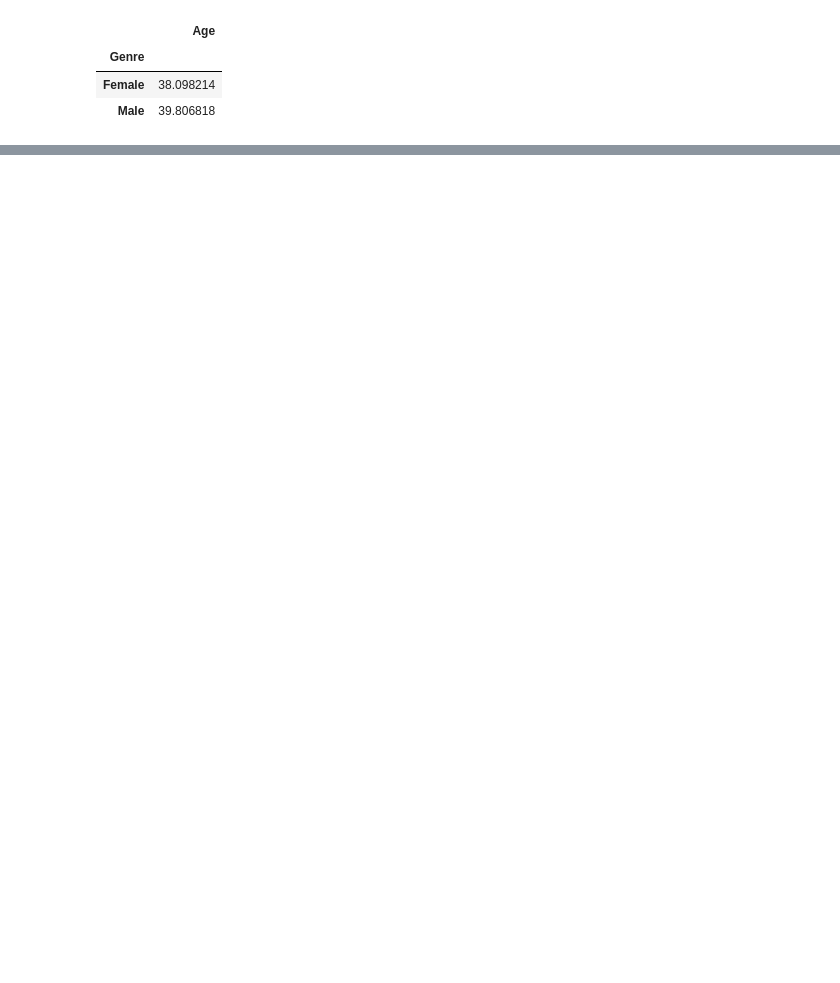
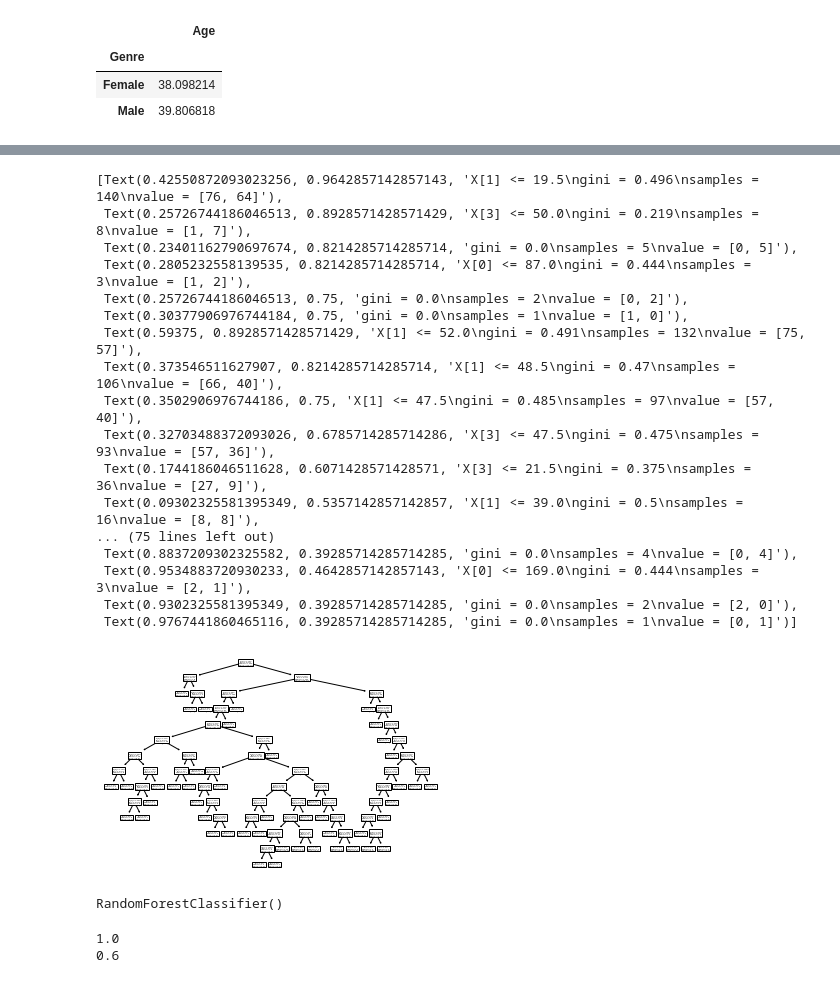
Before and after one commit to YaluninaTatiana/mall-customers-TY, a Jupyter notebook: Mall_customers_TK-checkpoint.ipynb, the cells around one changed output, grey strips where cells are left out. Saved outputs shown, nothing was run; the diff lists cells and outputs as text; code cells hidden in the pictures; blank space fills up the shorter version.

```diff
--- a/Mall_customers_TK-checkpoint.ipynb
+++ b/Mall_customers_TK-checkpoint.ipynb
@@ -104,0 +131,7 @@ df.drop(['CustomerID'], axis=1).corr()
+# %%
+df_prepared= df.copy()
+# %%
+x = df_prepared.drop(["sex_01", 'Genre'], axis=1)
+y = df_prepared["sex_01"]  # Целевая переменная
+# %%
+x_train, x_test, y_train, y_test = train_test_split(x, y, test_size=0.3, random_state=42)
@@ -104,0 +142,4 @@ df.drop(['CustomerID'], axis=1).corr()
+# %%
+clf = DecisionTreeClassifier()
+
+clf.fit(x_train, y_train)
@@ -104,0 +186,21 @@ df.drop(['CustomerID'], axis=1).corr()
+# %%
+tree.plot_tree(clf)
+# %% [output]
+[Text(0.42550872093023256, 0.9642857142857143, 'X[1] <= 19.5\ngini = 0.496\nsamples = 140\nvalue = [76, 64]'),
+ Text(0.25726744186046513, 0.8928571428571429, 'X[3] <= 50.0\ngini = 0.219\nsamples = 8\nvalue = [1, 7]'),
+ Text(0.23401162790697674, 0.8214285714285714, 'gini = 0.0\nsamples = 5\nvalue = [0, 5]'),
+ Text(0.2805232558139535, 0.8214285714285714, 'X[0] <= 87.0\ngini = 0.444\nsamples = 3\nvalue = [1, 2]'),
+ Text(0.25726744186046513, 0.75, 'gini = 0.0\nsamples = 2\nvalue = [0, 2]'),
+ Text(0.30377906976744184, 0.75, 'gini = 0.0\nsamples = 1\nvalue = [1, 0]'),
+ Text(0.59375, 0.8928571428571429, 'X[1] <= 52.0\ngini = 0.491\nsamples = 132\nvalue = [75, 57]'),
+ Text(0.373546511627907, 0.8214285714285714, 'X[1] <= 48.5\ngini = 0.47\nsamples = 106\nvalue = [66, 40]'),
+ Text(0.3502906976744186, 0.75, 'X[1] <= 47.5\ngini = 0.485\nsamples = 97\nvalue = [57, 40]'),
+ Text(0.32703488372093026, 0.6785714285714286, 'X[3] <= 47.5\ngini = 0.475\nsamples = 93\nvalue = [57, 36]'),
+ Text(0.1744186046511628, 0.6071428571428571, 'X[3] <= 21.5\ngini = 0.375\nsamples = 36\nvalue = [27, 9]'),
+ Text(0.09302325581395349, 0.5357142857142857, 'X[1] <= 39.0\ngini = 0.5\nsamples = 16\nvalue = [8, 8]'),
+... (75 lines left out)
+ Text(0.8837209302325582, 0.39285714285714285, 'gini = 0.0\nsamples = 4\nvalue = [0, 4]'),
+ Text(0.9534883720930233, 0.4642857142857143, 'X[0] <= 169.0\ngini = 0.444\nsamples = 3\nvalue = [2, 1]'),
+ Text(0.9302325581395349, 0.39285714285714285, 'gini = 0.0\nsamples = 2\nvalue = [2, 0]'),
+ Text(0.9767441860465116, 0.39285714285714285, 'gini = 0.0\nsamples = 1\nvalue = [0, 1]')]
+[figure, added]
@@ -104,0 +211,5 @@ df.drop(['CustomerID'], axis=1).corr()
+# %%
+rf_clf = RandomForestClassifier()
+rf_clf.fit(x_train, y_train)
+# %% [output]
+RandomForestClassifier()
@@ -104,0 +219,6 @@ df.drop(['CustomerID'], axis=1).corr()
+# %%
+print(accuracy_score(y_train, predicted_train_rf))
+print(accuracy_score(y_test, predicted_test_rf))
+# %% [output]
+1.0
+0.6
```
Also changed, not shown: parts of 20 cells of this notebook.
